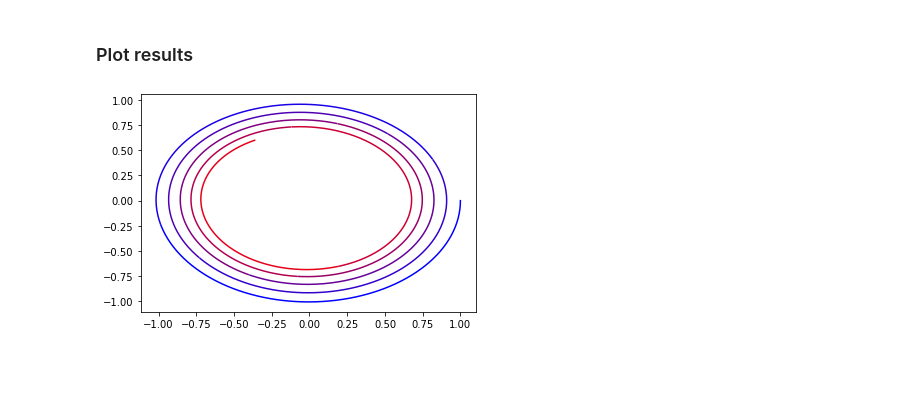
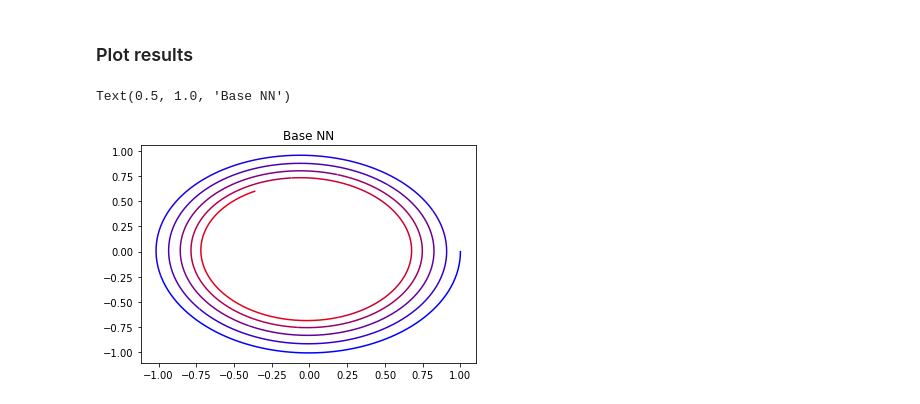
Before and after one commit to yuan-feng/neural-network-structural-dynamics, a Jupyter notebook: analyze.ipynb, the cells around one changed output. Saved outputs shown, nothing was run; the diff lists cells and outputs as text; code cells hidden in the pictures; blank space fills up the shorter version.

```diff
--- a/analyze.ipynb
+++ b/analyze.ipynb
@@ -42,11 +43,13 @@ plt.show()
 # %% [markdown]
 ### Construct Models
 # %%
-def get_model(args):
+def get_model(args, baseline):
     output_dim = 2
     nn_model = BaseNN(args.input_dim, args.hidden_dim, output_dim)
-    path = "dynamics.tar"
-    nn_model.load_state_dict(torch.load(path))
+    model = ECNN( args.input_dim, nn_model, baseline )
+    naming = '-baseline' if baseline else ''
+    path = 'dynamics{}.tar'.format(naming)
+    model.load_state_dict(torch.load(path))
     return nn_model
 # %% [markdown]
 ### Integrate Model
@@ -60,21 +63,23 @@ def integrate_model(model, t_span, uv0, **kwargs):
 # %% [markdown]
 ### Analysis
 # %%
-base_model = get_model(args)
+base_model = get_model(args, True)
+ecnn_model = get_model(args, False)
 t_span = [0,30]
 uv0 = np.array([1., 0.])
 kwargs = {'t_eval': np.linspace(t_span[0], t_span[1], 2000), 'rtol': 1e-12}
 base_ivp = integrate_model( base_model, t_span, uv0, **kwargs )
+ecnn_ivp = integrate_model( ecnn_model, t_span, uv0, **kwargs )
 # %% [markdown]
 ### Plot results
 # %%
 fig = plt.figure()
-
-base_ivp = integrate_model(base_model, t_span, uv0, **kwargs)
 # print(base_ivp)
 LINE_SEGMENTS = 10
 for i, l in enumerate(np.split(base_ivp['y'].T, LINE_SEGMENTS)):
     color = (float(i)/LINE_SEGMENTS, 0, 1-float(i)/LINE_SEGMENTS)
     plt.plot(l[:,0],l[:,1],color=color)
+plt.title('Base NN')
 # %% [output]
+Text(0.5, 1.0, 'Base NN')
-[figure, old version]
+[figure, new version]
```
Also changed, not shown: parts of 2 cells of this notebook, 2 other files.
